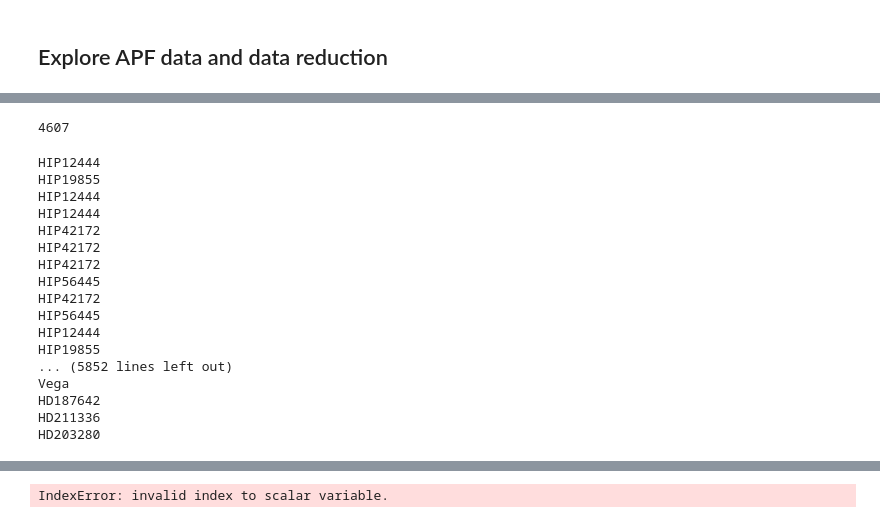
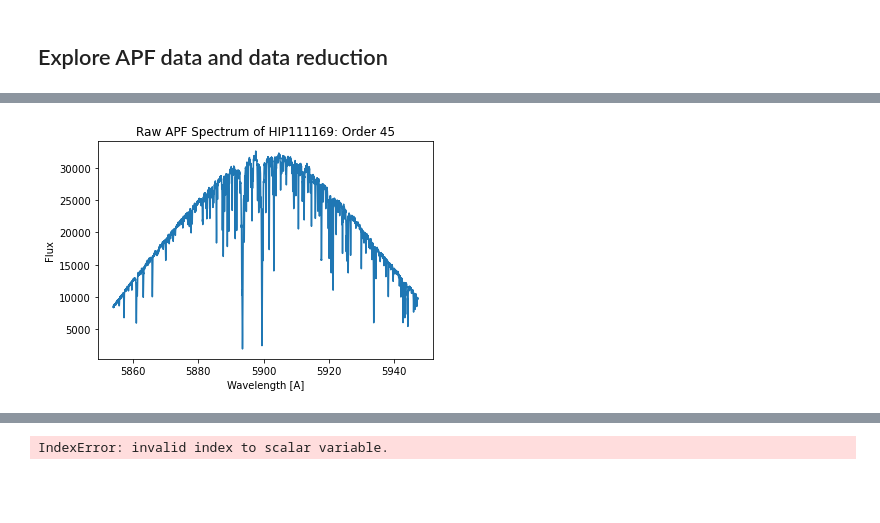
Before and after one commit to howardisaacson/APF-BL-DAP, a Jupyter notebook: Zoe/APFData.ipynb, the cells around one changed output, grey strips where cells are left out. Drawn from its saved outputs; the diff is of its cells as text; code cells hidden in the pictures; blank space fills up the shorter version.

```diff
--- a/Zoe/APFData.ipynb
+++ b/Zoe/APFData.ipynb
@@ -18,51 +77,23 @@ cd /home/azuckerman
 # %%
-directory = '/mnt_home/azuckerman/APF_spectra/NDR'
-list_of_files = []
-for filename in os.listdir(directory):
-    if filename.endswith(".fits"):
-        file_path = os.path.join(directory, filename)
-        list_of_files = np.append(list_of_files, file_path)
-
-APF_wavelength_path = '/mnt_home/zoek/code/APF-BL-DAP/APFTutorial/apf_wav.fits'
-APF_flux_path = '/datag/blpd0/datax/apf/'
+APF_wavelength_path = '/mnt_home/zoek/code/APF-BL-DAP/Zoe/APFTutorial/apf_wav.fits'
+APF_flux_path = '/datag/blpd0/datax/apf/rarj.224.fits'
 
 order = 45
 
 wl_file = fits.open(APF_wavelength_path)
 wl_image = wl_file[0].data
-print(len(wl_image[1]))
-# wl = wl_image[order]
+wl = wl_image[order]
 
-# for i in np.arange(len(reduced_files)):
-#     fl_file = fits.open(APF_flux_path + reduced_files[i])
-#     fl = fl_file[0].data
-#     fl = fl[order][:-1]
-#     plt.plot(wl, fl)
-#     plt.title('Order ' + str(order) + ' for star ' + str(i))
-#     plt.show()
+
+fl_file = fits.open(APF_flux_path)
+fl_image = fl_file[0].data
+flux = fl_image[order][:-1]
+
+plt.plot(wl,flux)
+
+plt.title('Raw APF Spectrum of ' + star + ': Order ' + str(order))
+plt.xlabel('Wavelength [A]')
+plt.ylabel('Flux')
+plt.show()
 # %% [output]
-4607
+[figure, added]
-# %%
-for file in list_of_files:
-    fl = fits.open(file)
-    header = fl[0].header
-    star = header['OBJECT']
-    print(star)
-# %% [output]
-HIP12444
-HIP19855
-HIP12444
-HIP12444
-HIP42172
-HIP42172
-HIP42172
-HIP56445
-HIP42172
-HIP56445
-HIP12444
-HIP19855
-... (5852 lines left out)
-Vega
-HD187642
-HD211336
-HD203280
```
Also changed, not shown: parts of 10 cells of this notebook, 5 other files.
